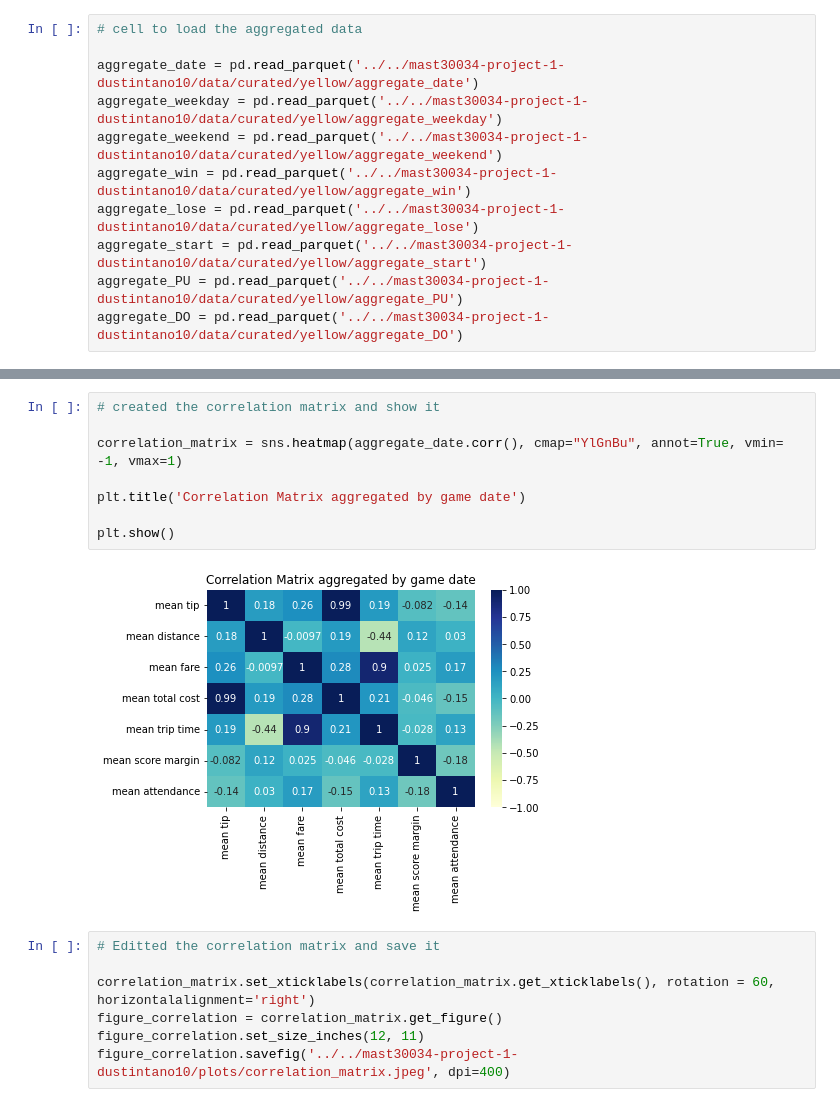
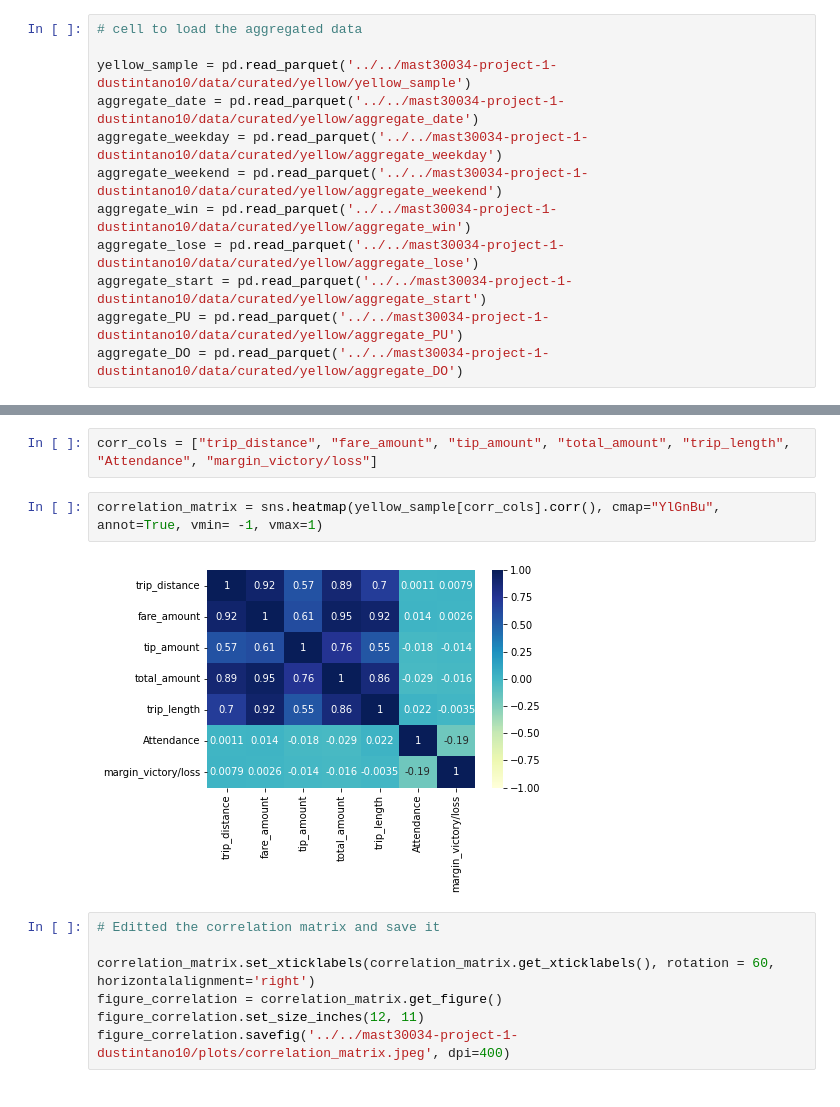
Before and after one commit to MAST30034-Applied-Data-Science/mast30034-project-1-dustintano10, a Jupyter notebook: notebooks/Analysis.ipynb, the cells around one changed output, grey strips where cells are left out. Cells and saved outputs as stored; diff of their text form.

Commit message:
fixed aggregation and changed correlation matrix

```diff
--- a/notebooks/Analysis.ipynb
+++ b/notebooks/Analysis.ipynb
@@ -35,6 +31,7 @@ from statsmodels.formula.api import ols, glm
 # %%
 # cell to load the aggregated data
 
+yellow_sample = pd.read_parquet('../../mast30034-project-1-dustintano10/data/curated/yellow/yellow_sample')
 aggregate_date = pd.read_parquet('../../mast30034-project-1-dustintano10/data/curated/yellow/aggregate_date')
 aggregate_weekday = pd.read_parquet('../../mast30034-project-1-dustintano10/data/curated/yellow/aggregate_weekday')
 aggregate_weekend = pd.read_parquet('../../mast30034-project-1-dustintano10/data/curated/yellow/aggregate_weekend')
@@ -71,13 +59,9 @@ aggregate_date
+# %%
+corr_cols = ["trip_distance", "fare_amount", "tip_amount", "total_amount", "trip_length", "Attendance", "margin_victory/loss"]
 # %%
-# created the correlation matrix and show it
-
-correlation_matrix = sns.heatmap(aggregate_date.corr(), cmap="YlGnBu", annot=True, vmin= -1, vmax=1)
-
-plt.title('Correlation Matrix aggregated by game date')
-
-plt.show()
+correlation_matrix = sns.heatmap(yellow_sample[corr_cols].corr(), cmap="YlGnBu", annot=True, vmin= -1, vmax=1)
 # %% [output]
-[figure, old version]
+[figure, new version]
 # %%
 # Editted the correlation matrix and save it
 
```
Also changed, not shown: parts of 8 cells of this notebook, 3 other files.
